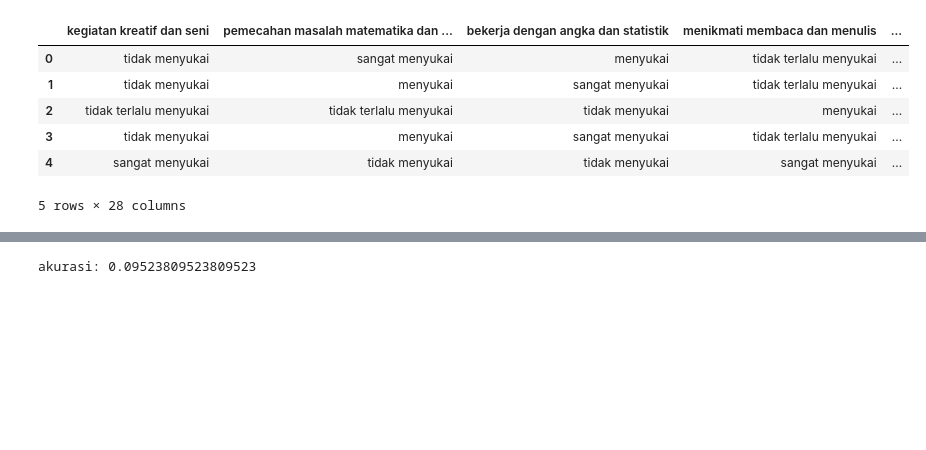
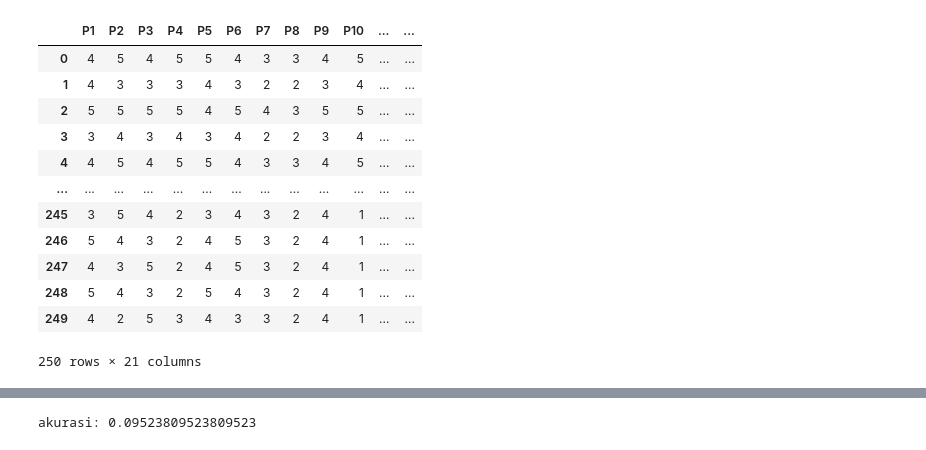
Before and after one commit to zulfahmidev/capstone_ml, a Jupyter notebook: dataset_nopal/model.ipynb, the cells around one changed output, grey strips where cells are left out. Saved outputs shown, nothing was run; the diff lists cells and outputs as text; code cells hidden in the pictures; blank space fills up the shorter version.

```diff
--- a/dataset_nopal/model.ipynb
+++ b/dataset_nopal/model.ipynb
@@ -4,14 +4,20 @@ from sklearn.tree import DecisionTreeClassifier
 from sklearn.model_selection import train_test_split
 from sklearn import metrics
 # %%
-df = pd.read_csv("dataset/dataset.csv", delimiter=',')
+df = pd.read_csv("dataset/dataset_yanti.csv")
 # %%
-df.head()
+df
 # %% [output]
-|  | kegiatan kreatif dan seni | pemecahan masalah matematika dan ... | bekerja dengan angka dan statistik | menikmati membaca dan menulis | ... |
-| 0 | tidak menyukai | sangat menyukai | menyukai | tidak terlalu menyukai | ... |
-| 1 | tidak menyukai | menyukai | sangat menyukai | tidak terlalu menyukai | ... |
-| 2 | tidak terlalu menyukai | tidak terlalu menyukai | tidak menyukai | menyukai | ... |
-| 3 | tidak menyukai | menyukai | sangat menyukai | tidak terlalu menyukai | ... |
-| 4 | sangat menyukai | tidak menyukai | tidak menyukai | sangat menyukai | ... |
+|  | P1 | P2 | P3 | P4 | P5 | P6 | P7 | P8 | P9 | P10 | ... | ... |
+| 0 | 4 | 5 | 4 | 5 | 5 | 4 | 3 | 3 | 4 | 5 | ... | ... |
+| 1 | 4 | 3 | 3 | 3 | 4 | 3 | 2 | 2 | 3 | 4 | ... | ... |
+| 2 | 5 | 5 | 5 | 5 | 4 | 5 | 4 | 3 | 5 | 5 | ... | ... |
+| 3 | 3 | 4 | 3 | 4 | 3 | 4 | 2 | 2 | 3 | 4 | ... | ... |
+| 4 | 4 | 5 | 4 | 5 | 5 | 4 | 3 | 3 | 4 | 5 | ... | ... |
+| ... | ... | ... | ... | ... | ... | ... | ... | ... | ... | ... | ... | ... |
+| 245 | 3 | 5 | 4 | 2 | 3 | 4 | 3 | 2 | 4 | 1 | ... | ... |
+| 246 | 5 | 4 | 3 | 2 | 4 | 5 | 3 | 2 | 4 | 1 | ... | ... |
+| 247 | 4 | 3 | 5 | 2 | 4 | 5 | 3 | 2 | 4 | 1 | ... | ... |
+| 248 | 5 | 4 | 3 | 2 | 5 | 4 | 3 | 2 | 4 | 1 | ... | ... |
+| 249 | 4 | 2 | 5 | 3 | 4 | 3 | 3 | 2 | 4 | 1 | ... | ... |
-5 rows × 28 columns
+250 rows × 21 columns
```
Also changed, not shown: parts of 4 cells of this notebook.
